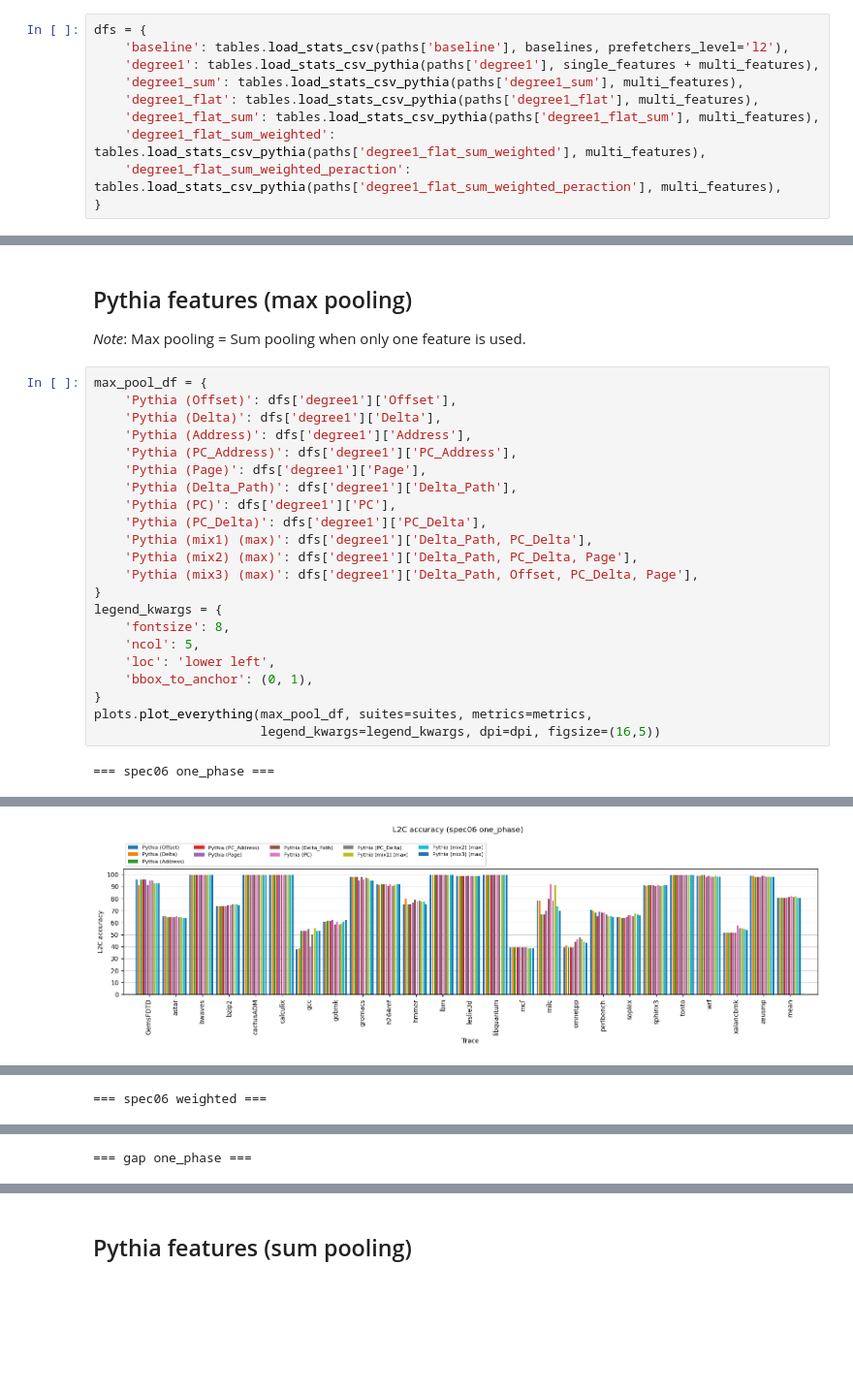
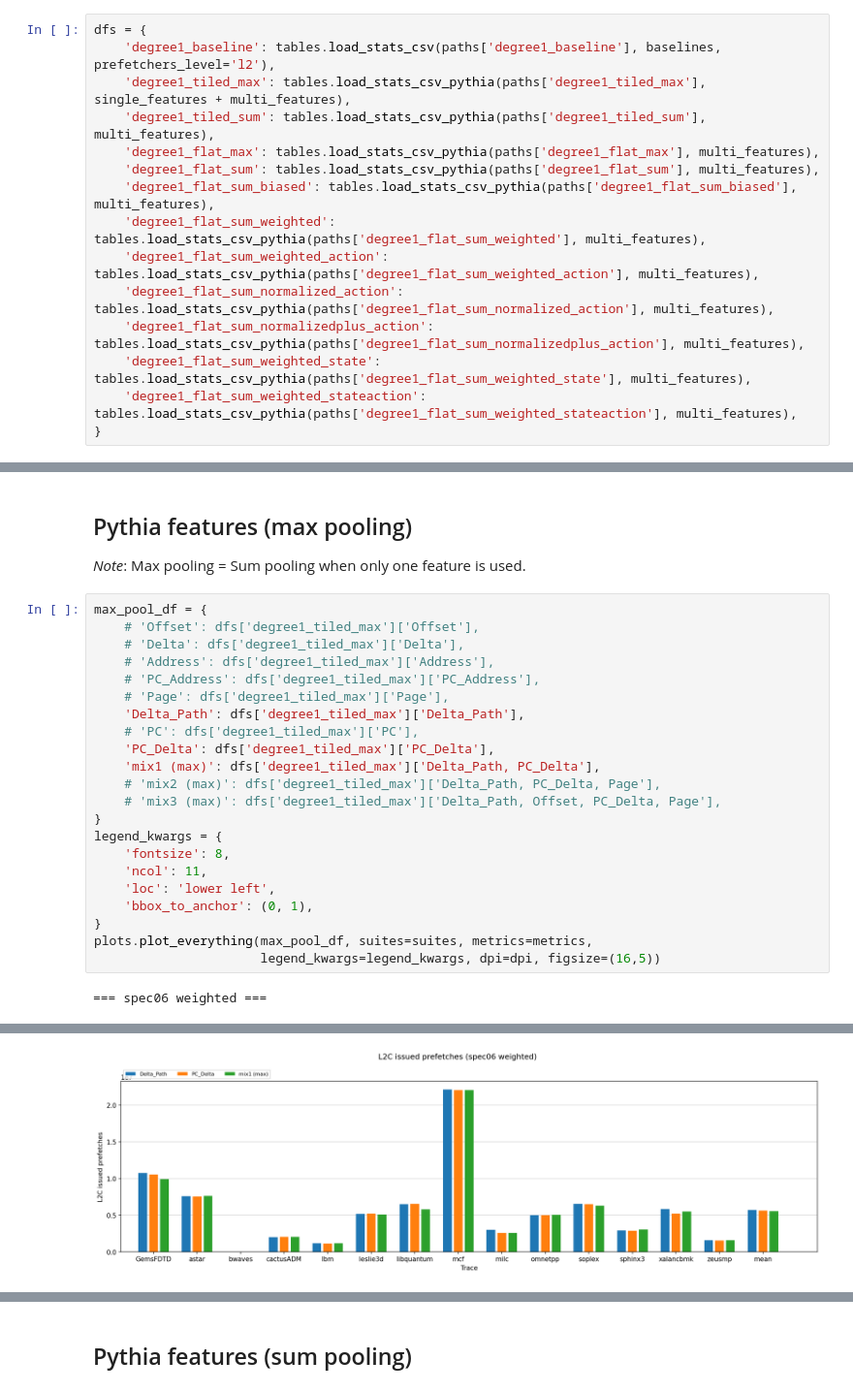
Before and after one commit to cmolder/pythia-analysis, a Jupyter notebook: pythia-features.ipynb, the cells around one changed output, grey strips where cells are left out. Shown at 97% size. Cells and saved outputs as stored; diff of their text form; blank space fills up the shorter version.

```diff
--- a/pythia-features.ipynb
+++ b/pythia-features.ipynb
@@ -64,13 +80,18 @@ dpi = 100
 Fix prefetch degree to 1 for everything.
 # %%
 dfs = {
-    'baseline': tables.load_stats_csv(paths['baseline'], baselines, prefetchers_level='l2'),
-    'degree1': tables.load_stats_csv_pythia(paths['degree1'], single_features + multi_features),
-    'degree1_sum': tables.load_stats_csv_pythia(paths['degree1_sum'], multi_features),
-    'degree1_flat': tables.load_stats_csv_pythia(paths['degree1_flat'], multi_features),
+    'degree1_baseline': tables.load_stats_csv(paths['degree1_baseline'], baselines, prefetchers_level='l2'),
+    'degree1_tiled_max': tables.load_stats_csv_pythia(paths['degree1_tiled_max'], single_features + multi_features),
+    'degree1_tiled_sum': tables.load_stats_csv_pythia(paths['degree1_tiled_sum'], multi_features),
+    'degree1_flat_max': tables.load_stats_csv_pythia(paths['degree1_flat_max'], multi_features),
     'degree1_flat_sum': tables.load_stats_csv_pythia(paths['degree1_flat_sum'], multi_features),
+    'degree1_flat_sum_biased': tables.load_stats_csv_pythia(paths['degree1_flat_sum_biased'], multi_features),
     'degree1_flat_sum_weighted': tables.load_stats_csv_pythia(paths['degree1_flat_sum_weighted'], multi_features),
-    'degree1_flat_sum_weighted_peraction': tables.load_stats_csv_pythia(paths['degree1_flat_sum_weighted_peraction'], multi_features),
+    'degree1_flat_sum_weighted_action': tables.load_stats_csv_pythia(paths['degree1_flat_sum_weighted_action'], multi_features),
+    'degree1_flat_sum_normalized_action': tables.load_stats_csv_pythia(paths['degree1_flat_sum_normalized_action'], multi_features),
+    'degree1_flat_sum_normalizedplus_action': tables.load_stats_csv_pythia(paths['degree1_flat_sum_normalizedplus_action'], multi_features),
+    'degree1_flat_sum_weighted_state': tables.load_stats_csv_pythia(paths['degree1_flat_sum_weighted_state'], multi_features),
+    'degree1_flat_sum_weighted_stateaction': tables.load_stats_csv_pythia(paths['degree1_flat_sum_weighted_stateaction'], multi_features),
 }
 # %% [output]
 A value is trying to be set on a copy of a slice from a DataFrame
@@ -83,25 +147,25 @@ See the caveats in the documentation: https://pandas.pydata.org/pandas-docs/stab
 *Note*: Max pooling = Sum pooling when only one feature is used.
 # %%
 max_pool_df = {
-    'Pythia (Offset)': dfs['degree1']['Offset'],
-    'Pythia (Delta)': dfs['degree1']['Delta'],
-    'Pythia (Address)': dfs['degree1']['Address'],
-    'Pythia (PC_Address)': dfs['degree1']['PC_Address'],
-    'Pythia (Page)': dfs['degree1']['Page'],
-    'Pythia (Delta_Path)': dfs['degree1']['Delta_Path'],
-    'Pythia (PC)': dfs['degree1']['PC'],
-    'Pythia (PC_Delta)': dfs['degree1']['PC_Delta'],
-    'Pythia (mix1) (max)': dfs['degree1']['Delta_Path, PC_Delta'],
-    'Pythia (mix2) (max)': dfs['degree1']['Delta_Path, PC_Delta, Page'],
-    'Pythia (mix3) (max)': dfs['degree1']['Delta_Path, Offset, PC_Delta, Page'],
+    # 'Offset': dfs['degree1_tiled_max']['Offset'],
+    # 'Delta': dfs['degree1_tiled_max']['Delta'],
+    # 'Address': dfs['degree1_tiled_max']['Address'],
+    # 'PC_Address': dfs['degree1_tiled_max']['PC_Address'],
+    # 'Page': dfs['degree1_tiled_max']['Page'],
+    'Delta_Path': dfs['degree1_tiled_max']['Delta_Path'],
+    # 'PC': dfs['degree1_tiled_max']['PC'],
+    'PC_Delta': dfs['degree1_tiled_max']['PC_Delta'],
+    'mix1 (max)': dfs['degree1_tiled_max']['Delta_Path, PC_Delta'],
+    # 'mix2 (max)': dfs['degree1_tiled_max']['Delta_Path, PC_Delta, Page'],
+    # 'mix3 (max)': dfs['degree1_tiled_max']['Delta_Path, Offset, PC_Delta, Page'],
 }
 legend_kwargs = {
     'fontsize': 8,
-    'ncol': 5,
+    'ncol': 11,
     'loc': 'lower left',
     'bbox_to_anchor': (0, 1),
 }
 plots.plot_everything(max_pool_df, suites=suites, metrics=metrics,
                       legend_kwargs=legend_kwargs, dpi=dpi, figsize=(16,5))
 # %% [output]
-=== spec06 one_phase ===
+=== spec06 weighted ===
@@ -109 +173 @@ plots.plot_everything(max_pool_df, suites=suites, metrics=metrics,
-[figure, old version]
+[figure, new version]
@@ -111 +174,0 @@ plots.plot_everything(max_pool_df, suites=suites, metrics=metrics,
-=== spec06 weighted ===
@@ -115 +175,0 @@ plots.plot_everything(max_pool_df, suites=suites, metrics=metrics,
-=== gap one_phase ===
```
Also changed, not shown: parts of 26 cells of this notebook, 5 other files.
